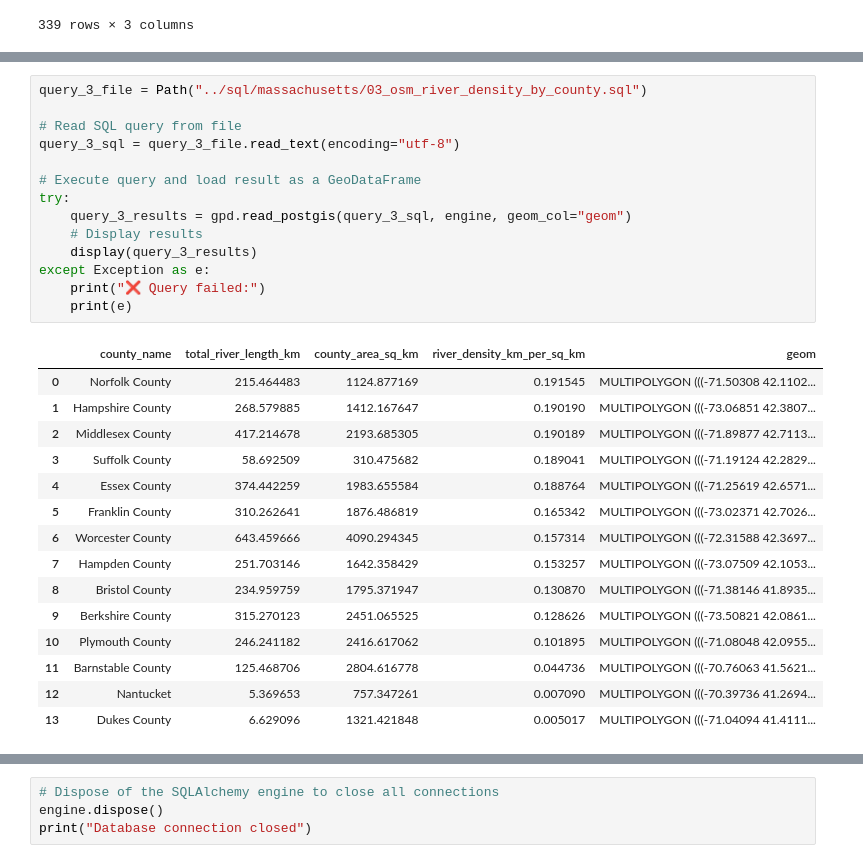
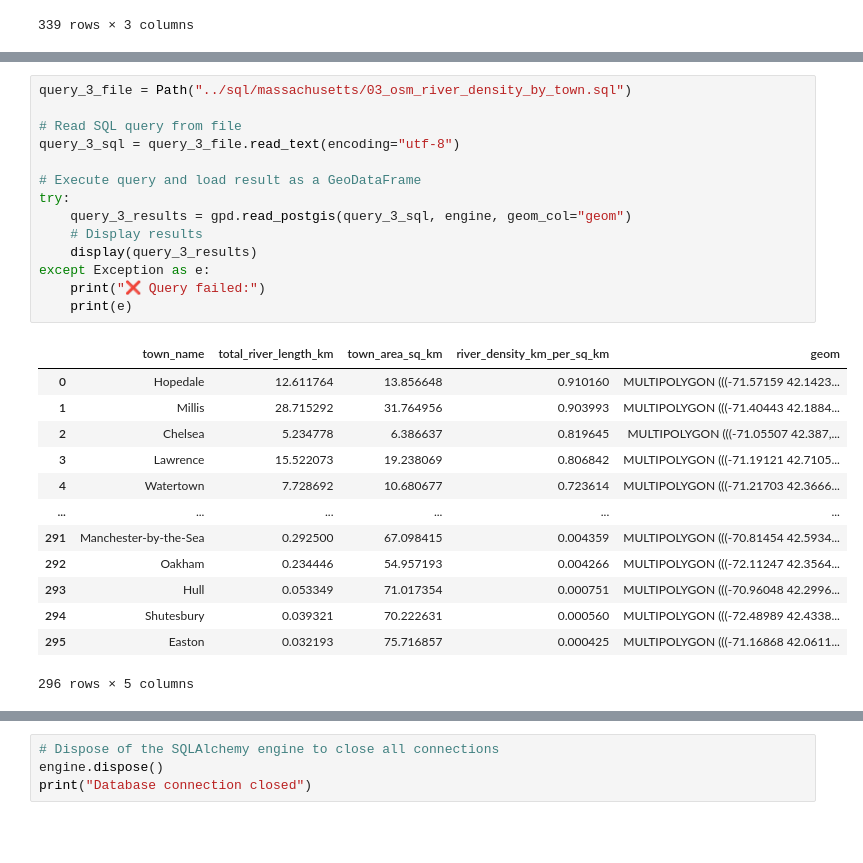
Before and after one commit to laurbolton/gist604b-osm-postgis-sp26, a Jupyter notebook: notebooks/osm_postgis_massachusetts.ipynb, the cells around one changed output, grey strips where cells are left out. Cells and saved outputs as stored; diff of their text form; blank space fills up the shorter version.

```diff
--- a/notebooks/osm_postgis_massachusetts.ipynb
+++ b/notebooks/osm_postgis_massachusetts.ipynb
@@ -294,31 +275,29 @@ This query identifies streets (cycleways) with the highest number of restaurants
 # %%
-query_3_file = Path("../sql/massachusetts/03_osm_river_density_by_county.sql")
+query_3_file = Path("../sql/massachusetts/03_osm_river_density_by_town.sql")
 
 # Read SQL query from file
 query_3_sql = query_3_file.read_text(encoding="utf-8")
 
 # Execute query and load result as a GeoDataFrame
 try:
     query_3_results = gpd.read_postgis(query_3_sql, engine, geom_col="geom")
     # Display results
     display(query_3_results)
 except Exception as e:
     print("❌ Query failed:")
     print(e)
 # %% [output]
-|  | county_name | total_river_length_km | county_area_sq_km | river_density_km_per_sq_km | geom |
-| 0 | Norfolk County | 215.464483 | 1124.877169 | 0.191545 | MULTIPOLYGON (((-71.50308 42.1102... |
-| 1 | Hampshire County | 268.579885 | 1412.167647 | 0.190190 | MULTIPOLYGON (((-73.06851 42.3807... |
-| 2 | Middlesex County | 417.214678 | 2193.685305 | 0.190189 | MULTIPOLYGON (((-71.89877 42.7113... |
-| 3 | Suffolk County | 58.692509 | 310.475682 | 0.189041 | MULTIPOLYGON (((-71.19124 42.2829... |
-| 4 | Essex County | 374.442259 | 1983.655584 | 0.188764 | MULTIPOLYGON (((-71.25619 42.6571... |
-| 5 | Franklin County | 310.262641 | 1876.486819 | 0.165342 | MULTIPOLYGON (((-73.02371 42.7026... |
-| 6 | Worcester County | 643.459666 | 4090.294345 | 0.157314 | MULTIPOLYGON (((-72.31588 42.3697... |
-| 7 | Hampden County | 251.703146 | 1642.358429 | 0.153257 | MULTIPOLYGON (((-73.07509 42.1053... |
-| 8 | Bristol County | 234.959759 | 1795.371947 | 0.130870 | MULTIPOLYGON (((-71.38146 41.8935... |
-| 9 | Berkshire County | 315.270123 | 2451.065525 | 0.128626 | MULTIPOLYGON (((-73.50821 42.0861... |
-| 10 | Plymouth County | 246.241182 | 2416.617062 | 0.101895 | MULTIPOLYGON (((-71.08048 42.0955... |
-| 11 | Barnstable County | 125.468706 | 2804.616778 | 0.044736 | MULTIPOLYGON (((-70.76063 41.5621... |
-| 12 | Nantucket | 5.369653 | 757.347261 | 0.007090 | MULTIPOLYGON (((-70.39736 41.2694... |
-| 13 | Dukes County | 6.629096 | 1321.421848 | 0.005017 | MULTIPOLYGON (((-71.04094 41.4111... |
+|  | town_name | total_river_length_km | town_area_sq_km | river_density_km_per_sq_km | geom |
+| 0 | Hopedale | 12.611764 | 13.856648 | 0.910160 | MULTIPOLYGON (((-71.57159 42.1423... |
+| 1 | Millis | 28.715292 | 31.764956 | 0.903993 | MULTIPOLYGON (((-71.40443 42.1884... |
+| 2 | Chelsea | 5.234778 | 6.386637 | 0.819645 | MULTIPOLYGON (((-71.05507 42.387,... |
+| 3 | Lawrence | 15.522073 | 19.238069 | 0.806842 | MULTIPOLYGON (((-71.19121 42.7105... |
+| 4 | Watertown | 7.728692 | 10.680677 | 0.723614 | MULTIPOLYGON (((-71.21703 42.3666... |
+| ... | ... | ... | ... | ... | ... |
+| 291 | Manchester-by-the-Sea | 0.292500 | 67.098415 | 0.004359 | MULTIPOLYGON (((-70.81454 42.5934... |
+| 292 | Oakham | 0.234446 | 54.957193 | 0.004266 | MULTIPOLYGON (((-72.11247 42.3564... |
+| 293 | Hull | 0.053349 | 71.017354 | 0.000751 | MULTIPOLYGON (((-70.96048 42.2996... |
+| 294 | Shutesbury | 0.039321 | 70.222631 | 0.000560 | MULTIPOLYGON (((-72.48989 42.4338... |
+| 295 | Easton | 0.032193 | 75.716857 | 0.000425 | MULTIPOLYGON (((-71.16868 42.0611... |
+296 rows × 5 columns
 # %% [markdown]
```
Also changed, not shown: parts of 23 cells of this notebook, 1 other file.
